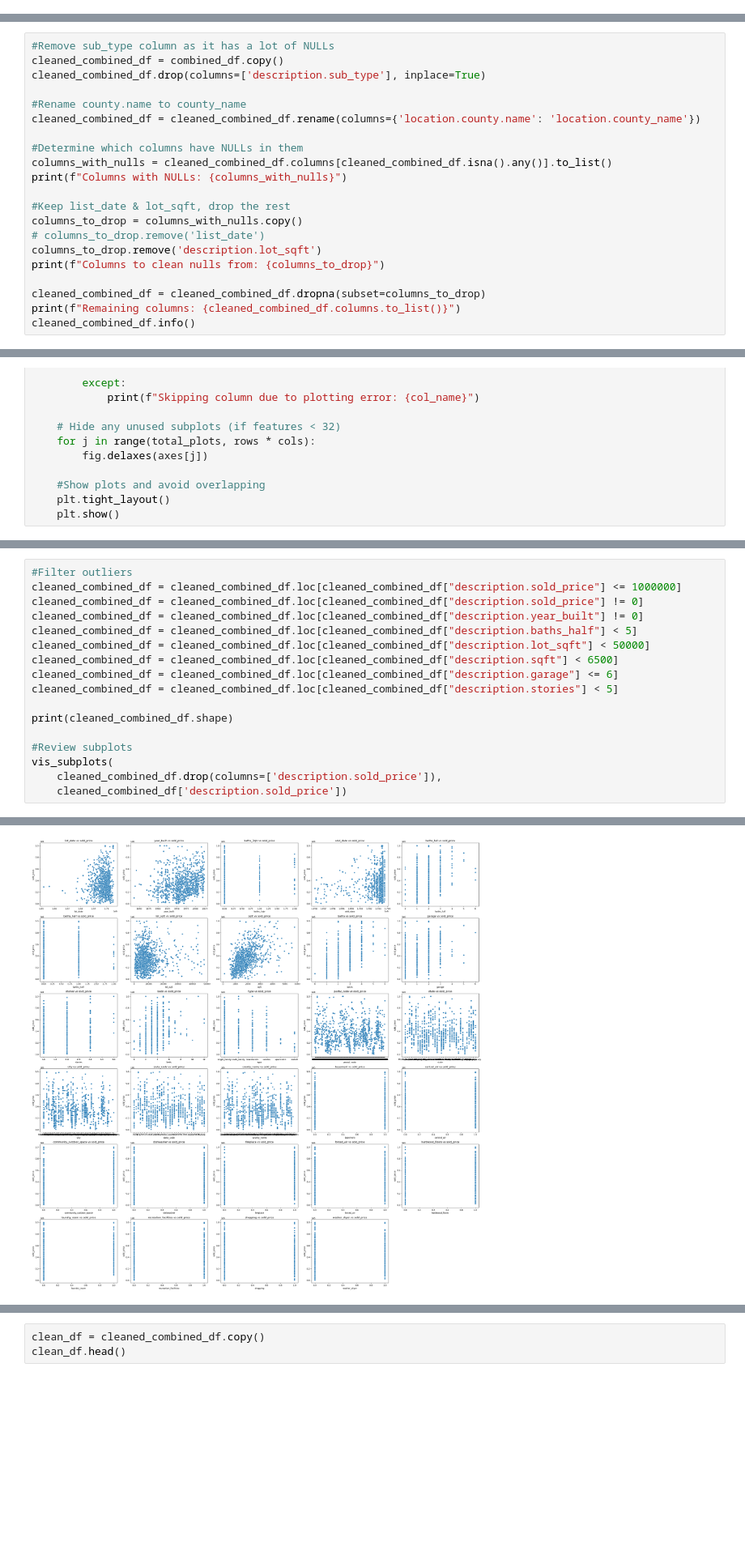
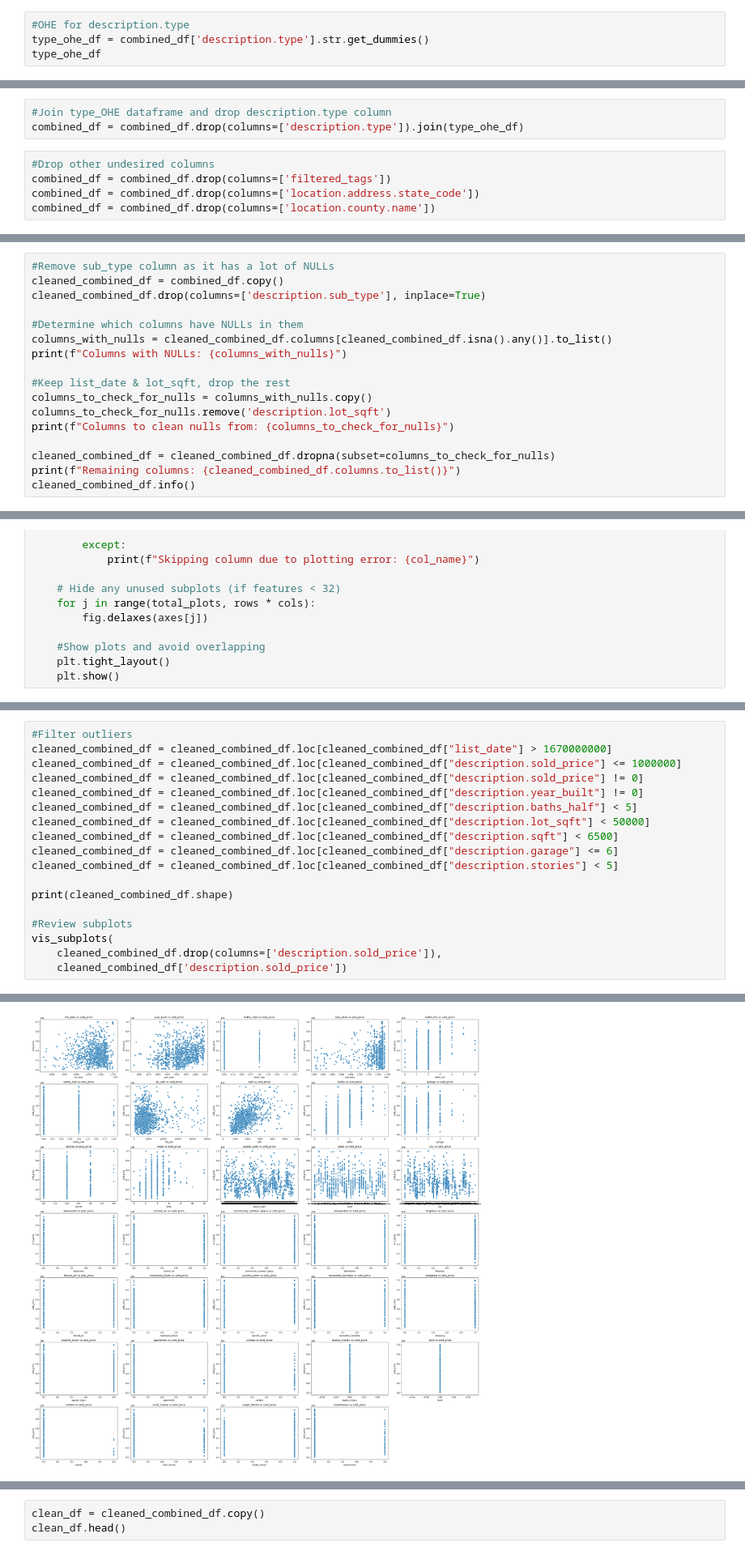
Before and after one commit to Gur212/Data-Science-Midterm-Project, a Jupyter notebook: notebooks/1 - EDA.ipynb, the cells around one changed output, grey strips where cells are left out. Shown at 81% size. Cells and saved outputs as stored; diff of their text form; blank space fills up the shorter version.

Commit message:
Dropped more columns, and OHE for description.type

```diff
--- a/notebooks/1 - EDA.ipynb
+++ b/notebooks/1 - EDA.ipynb
@@ -612,0 +613,4 @@ combined_df = combined_df.drop(columns=['filtered_tags'])
+# %%
+#OHE for description.type
+type_ohe_df = combined_df['description.type'].str.get_dummies()
+type_ohe_df
@@ -613,3 +631,11 @@ combined_df = combined_df.drop(columns=['filtered_tags'])
+# %%
+#Join type_OHE dataframe and drop description.type column
+combined_df = combined_df.drop(columns=['description.type']).join(type_ohe_df)
+# %%
+#Drop other undesired columns
+combined_df = combined_df.drop(columns=['filtered_tags'])
+combined_df = combined_df.drop(columns=['location.address.state_code'])
+combined_df = combined_df.drop(columns=['location.county.name'])
 # %%
 combined_df
 # %% [output]
@@ -647,21 +656,17 @@ Index(['list_date', 'description.year_built', 'description.baths_3qtr',
 #Remove sub_type column as it has a lot of NULLs
 cleaned_combined_df = combined_df.copy()
 cleaned_combined_df.drop(columns=['description.sub_type'], inplace=True)
-
-#Rename county.name to county_name
-cleaned_combined_df = cleaned_combined_df.rename(columns={'location.county.name': 'location.county_name'})
 
 #Determine which columns have NULLs in them
 columns_with_nulls = cleaned_combined_df.columns[cleaned_combined_df.isna().any()].to_list()
 print(f"Columns with NULLs: {columns_with_nulls}")
 
 #Keep list_date & lot_sqft, drop the rest
-columns_to_drop = columns_with_nulls.copy()
-# columns_to_drop.remove('list_date')
-columns_to_drop.remove('description.lot_sqft')
-print(f"Columns to clean nulls from: {columns_to_drop}")
+columns_to_check_for_nulls = columns_with_nulls.copy()
+columns_to_check_for_nulls.remove('description.lot_sqft')
+print(f"Columns to clean nulls from: {columns_to_check_for_nulls}")
 
-cleaned_combined_df = cleaned_combined_df.dropna(subset=columns_to_drop)
+cleaned_combined_df = cleaned_combined_df.dropna(subset=columns_to_check_for_nulls)
 print(f"Remaining columns: {cleaned_combined_df.columns.to_list()}")
 cleaned_combined_df.info()
 # %% [output]
@@ -738,5 +743,6 @@ vis_subplots(
 # %%
 #Filter outliers
+cleaned_combined_df = cleaned_combined_df.loc[cleaned_combined_df["list_date"] > 1670000000]
 cleaned_combined_df = cleaned_combined_df.loc[cleaned_combined_df["description.sold_price"] <= 1000000]
 cleaned_combined_df = cleaned_combined_df.loc[cleaned_combined_df["description.sold_price"] != 0]
 cleaned_combined_df = cleaned_combined_df.loc[cleaned_combined_df["description.year_built"] != 0]
@@ -757 +763 @@ vis_subplots(
-[figure, old version]
+[figure, new version]
```
Also changed, not shown: parts of 17 cells of this notebook, 5 other files.
